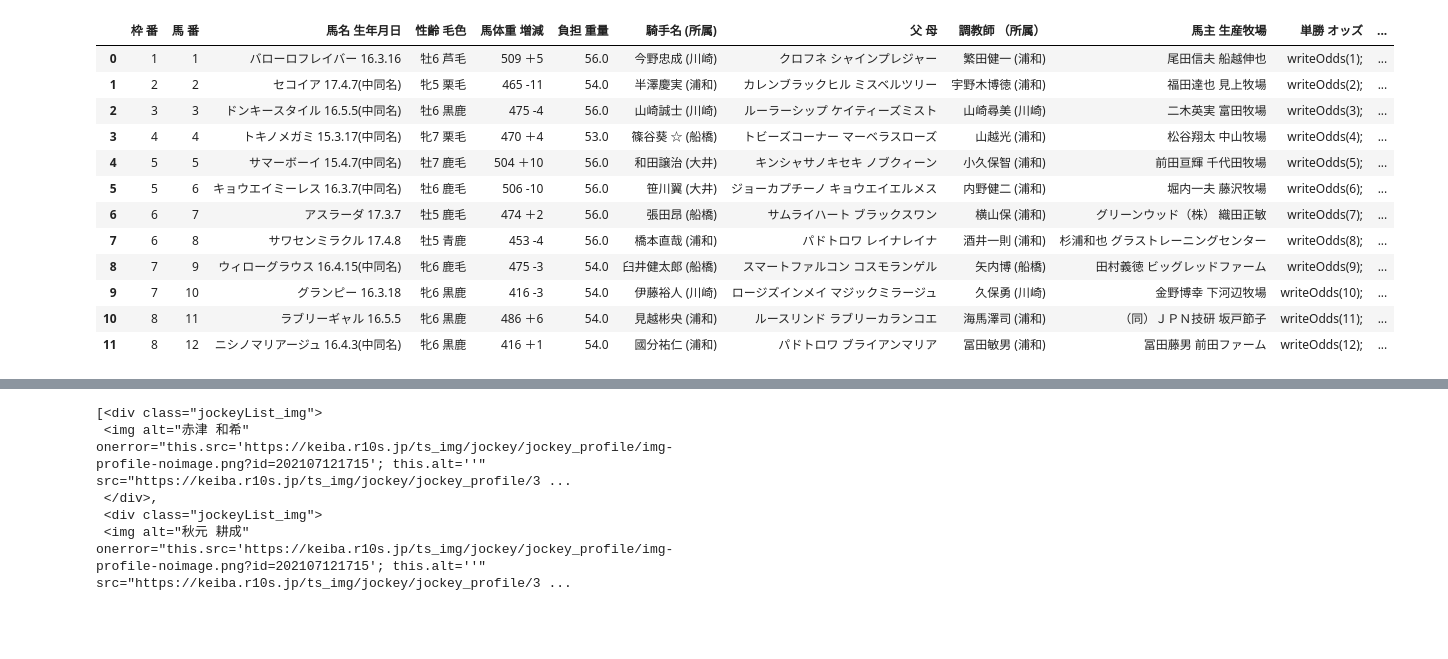
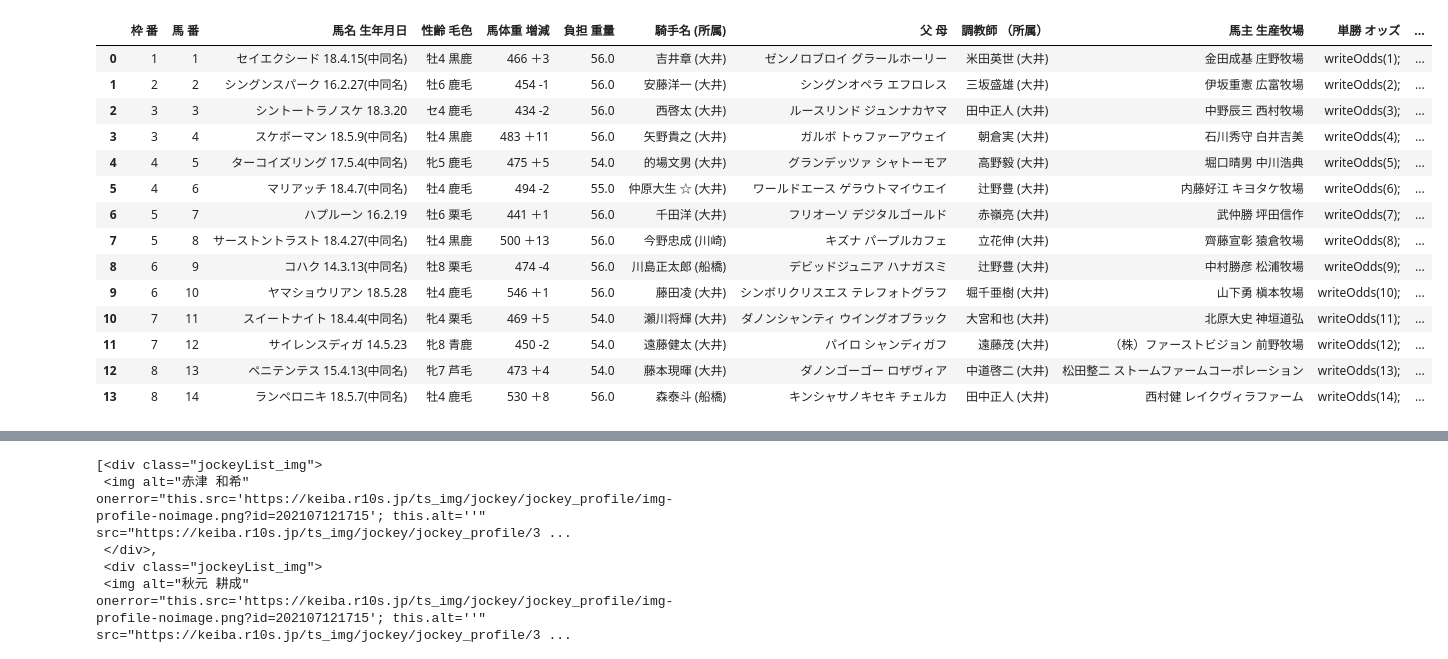
Before and after one commit to justgetwet/pygameauto, a Jupyter notebook: south-kanto.ipynb, the cells around one changed output, grey strips where cells are left out. Drawn from its saved outputs; the diff is of its cells as text; code cells hidden in the pictures; blank space fills up the shorter version.

```diff
--- a/south-kanto.ipynb
+++ b/south-kanto.ipynb
@@ -24,29 +24,61 @@ def get_dfs(url):
     else:
         print(f"it's no table! {url}")
     return dfs
+# %%
+def today_url():
+    base = "/program/00000000000000.do"
+    soup = get_soup(url+base)
+
+    text = soup.select_one("div.bl-left").text
+    kaisai, kaisai_date = re.sub("\r|\n|\u3000", "", text).split("2022年")
+    month_txt, date_txt = kaisai_date.strip("日").split("月")
+    no1, no2 = kaisai.split("競馬")
+
+    date = month_txt.rjust(2, "0") + date_txt.rjust(2, "0")
+    d = { "浦和": "18", "船橋": "19", "大井": "20", "川崎": "21" }
+    course = d[no1[-2:]]
+    no = re.sub("\\D", "", no1).rjust(2, "0") + re.sub("\\D", "", no2).rjust(2, "0")
+
+    return "2022" + date + course + no
+
+def get_racename(hold: str, race: int):
+
+    race_url = url + "/race_info/" + hold + str(race).rjust(2, "0") + ".do"
+    soup = get_soup(race_url)
+    _racename = soup.select_one("span.race-name").text
+    racename = re.sub("\u3000", "", _racename)
+
+    txs = soup.select_one("p.tx-small").text.split()[0:3]
+    racetype = " ".join(txs)
+
+    s = soup.select_one("div#race-data01-a")
+    time = s.select_one("strong").text
+    course = re.sub("\n", "", s.select_one("a").text)
+
+    r = str(race) + "R"
+
+    return r, racename, racetype, course, time
 # %%
-date = "0317"
-course = "浦和"
-hold_code = "1304"
 race = 3
-
-hold = date + course_d[course] + hold_code
-race_url = url + "/race_info/2022" + hold + str(race).rjust(2, "0") + ".do"
+hold = today_url()
+race_url = url + "/race_info/" + hold + str(race).rjust(2, "0") + ".do"
 dfs = get_dfs(race_url)
 df = dfs[-1]
 df
 # %% [output]
 |  | 枠 番 | 馬 番 | 馬名 生年月日 | 性齢 毛色 | 馬体重 増減 | 負担 重量 | 騎手名 (所属) | 父 母 | 調教師 （所属） | 馬主 生産牧場 | 単勝 オッズ | ... |
-| 0 | 1 | 1 | バローロフレイバー 16.3.16 | 牡6 芦毛 | 509 ＋5 | 56.0 | 今野忠成 (川崎) | クロフネ シャインプレジャー | 繁田健一 (浦和) | 尾田信夫 船越伸也 | writeOdds(1); | ... |
-| 1 | 2 | 2 | セコイア 17.4.7(中同名) | 牝5 栗毛 | 465 -11 | 54.0 | 半澤慶実 (浦和) | カレンブラックヒル ミスベルツリー | 宇野木博徳 (浦和) | 福田達也 見上牧場 | writeOdds(2); | ... |
-| 2 | 3 | 3 | ドンキースタイル 16.5.5(中同名) | 牡6 黒鹿 | 475 -4 | 56.0 | 山崎誠士 (川崎) | ルーラーシップ ケイティーズミスト | 山崎尋美 (川崎) | 二木英実 富田牧場 | writeOdds(3); | ... |
-| 3 | 4 | 4 | トキノメガミ 15.3.17(中同名) | 牝7 栗毛 | 470 ＋4 | 53.0 | 篠谷葵 ☆ (船橋) | トビーズコーナー マーベラスローズ | 山越光 (浦和) | 松谷翔太 中山牧場 | writeOdds(4); | ... |
-| 4 | 5 | 5 | サマーボーイ 15.4.7(中同名) | 牡7 鹿毛 | 504 ＋10 | 56.0 | 和田譲治 (大井) | キンシャサノキセキ ノブクィーン | 小久保智 (浦和) | 前田亘輝 千代田牧場 | writeOdds(5); | ... |
-| 5 | 5 | 6 | キョウエイミーレス 16.3.7(中同名) | 牡6 鹿毛 | 506 -10 | 56.0 | 笹川翼 (大井) | ジョーカプチーノ キョウエイエルメス | 内野健二 (浦和) | 堀内一夫 藤沢牧場 | writeOdds(6); | ... |
-| 6 | 6 | 7 | アスラーダ 17.3.7 | 牡5 鹿毛 | 474 ＋2 | 56.0 | 張田昂 (船橋) | サムライハート ブラックスワン | 横山保 (浦和) | グリーンウッド（株） 織田正敏 | writeOdds(7); | ... |
-| 7 | 6 | 8 | サワセンミラクル 17.4.8 | 牡5 青鹿 | 453 -4 | 56.0 | 橋本直哉 (浦和) | パドトロワ レイナレイナ | 酒井一則 (浦和) | 杉浦和也 グラストレーニングセンター | writeOdds(8); | ... |
-| 8 | 7 | 9 | ウィローグラウス 16.4.15(中同名) | 牝6 鹿毛 | 475 -3 | 54.0 | 臼井健太郎 (船橋) | スマートファルコン コスモランゲル | 矢内博 (船橋) | 田村義徳 ビッグレッドファーム | writeOdds(9); | ... |
-| 9 | 7 | 10 | グランピー 16.3.18 | 牝6 黒鹿 | 416 -3 | 54.0 | 伊藤裕人 (川崎) | ロージズインメイ マジックミラージュ | 久保勇 (川崎) | 金野博幸 下河辺牧場 | writeOdds(10); | ... |
-| 10 | 8 | 11 | ラブリーギャル 16.5.5 | 牝6 黒鹿 | 486 ＋6 | 54.0 | 見越彬央 (浦和) | ルースリンド ラブリーカランコエ | 海馬澤司 (浦和) | （同）ＪＰＮ技研 坂戸節子 | writeOdds(11); | ... |
-| 11 | 8 | 12 | ニシノマリアージュ 16.4.3(中同名) | 牝6 黒鹿 | 416 ＋1 | 54.0 | 國分祐仁 (浦和) | パドトロワ ブライアンマリア | 冨田敏男 (浦和) | 冨田藤男 前田ファーム | writeOdds(12); | ... |
+| 0 | 1 | 1 | セイエクシード 18.4.15(中同名) | 牡4 黒鹿 | 466 ＋3 | 56.0 | 吉井章 (大井) | ゼンノロブロイ グラールホーリー | 米田英世 (大井) | 金田成基 庄野牧場 | writeOdds(1); | ... |
+| 1 | 2 | 2 | シングンスパーク 16.2.27(中同名) | 牡6 鹿毛 | 454 -1 | 56.0 | 安藤洋一 (大井) | シングンオペラ エフロレス | 三坂盛雄 (大井) | 伊坂重憲 広富牧場 | writeOdds(2); | ... |
+| 2 | 3 | 3 | シントートラノスケ 18.3.20 | セ4 鹿毛 | 434 -2 | 56.0 | 西啓太 (大井) | ルースリンド ジュンナカヤマ | 田中正人 (大井) | 中野辰三 西村牧場 | writeOdds(3); | ... |
+| 3 | 3 | 4 | スケボーマン 18.5.9(中同名) | 牡4 黒鹿 | 483 ＋11 | 56.0 | 矢野貴之 (大井) | ガルボ トゥファーアウェイ | 朝倉実 (大井) | 石川秀守 白井吉美 | writeOdds(4); | ... |
+| 4 | 4 | 5 | ターコイズリング 17.5.4(中同名) | 牝5 鹿毛 | 475 ＋5 | 54.0 | 的場文男 (大井) | グランデッツァ シャトーモア | 高野毅 (大井) | 堀口晴男 中川浩典 | writeOdds(5); | ... |
+| 5 | 4 | 6 | マリアッチ 18.4.7(中同名) | 牡4 鹿毛 | 494 -2 | 55.0 | 仲原大生 ☆ (大井) | ワールドエース ゲラウトマイウエイ | 辻野豊 (大井) | 内藤好江 キヨタケ牧場 | writeOdds(6); | ... |
+| 6 | 5 | 7 | ハプルーン 16.2.19 | 牡6 栗毛 | 441 ＋1 | 56.0 | 千田洋 (大井) | フリオーソ デジタルゴールド | 赤嶺亮 (大井) | 武仲勝 坪田信作 | writeOdds(7); | ... |
+| 7 | 5 | 8 | サーストントラスト 18.4.27(中同名) | 牡4 黒鹿 | 500 ＋13 | 56.0 | 今野忠成 (川崎) | キズナ パープルカフェ | 立花伸 (大井) | 齊藤宣彰 猿倉牧場 | writeOdds(8); | ... |
+| 8 | 6 | 9 | コハク 14.3.13(中同名) | 牡8 栗毛 | 474 -4 | 56.0 | 川島正太郎 (船橋) | デビッドジュニア ハナガスミ | 辻野豊 (大井) | 中村勝彦 松浦牧場 | writeOdds(9); | ... |
+| 9 | 6 | 10 | ヤマショウリアン 18.5.28 | 牡4 鹿毛 | 546 ＋1 | 56.0 | 藤田凌 (大井) | シンボリクリスエス テレフォトグラフ | 堀千亜樹 (大井) | 山下勇 槇本牧場 | writeOdds(10); | ... |
+| 10 | 7 | 11 | スイートナイト 18.4.4(中同名) | 牝4 栗毛 | 469 ＋5 | 54.0 | 瀬川将輝 (大井) | ダノンシャンティ ウイングオブラック | 大宮和也 (大井) | 北原大史 神垣道弘 | writeOdds(11); | ... |
+| 11 | 7 | 12 | サイレンスディガ 14.5.23 | 牝8 青鹿 | 450 -2 | 54.0 | 遠藤健太 (大井) | パイロ シャンディガフ | 遠藤茂 (大井) | （株）ファーストビジョン 前野牧場 | writeOdds(12); | ... |
+| 12 | 8 | 13 | ペニテンテス 15.4.13(中同名) | 牝7 芦毛 | 473 ＋4 | 54.0 | 藤本現暉 (大井) | ダノンゴーゴー ロザヴィア | 中道啓二 (大井) | 松田整二 ストームファームコーポレーション | writeOdds(13); | ... |
+| 13 | 8 | 14 | ランペロニキ 18.5.7(中同名) | 牡4 鹿毛 | 530 ＋8 | 56.0 | 森泰斗 (船橋) | キンシャサノキセキ チェルカ | 田中正人 (大井) | 西村健 レイクヴィラファーム | writeOdds(14); | ... |
 # %%
```
Also changed, not shown: parts of 3 cells of this notebook, 3 other files.
